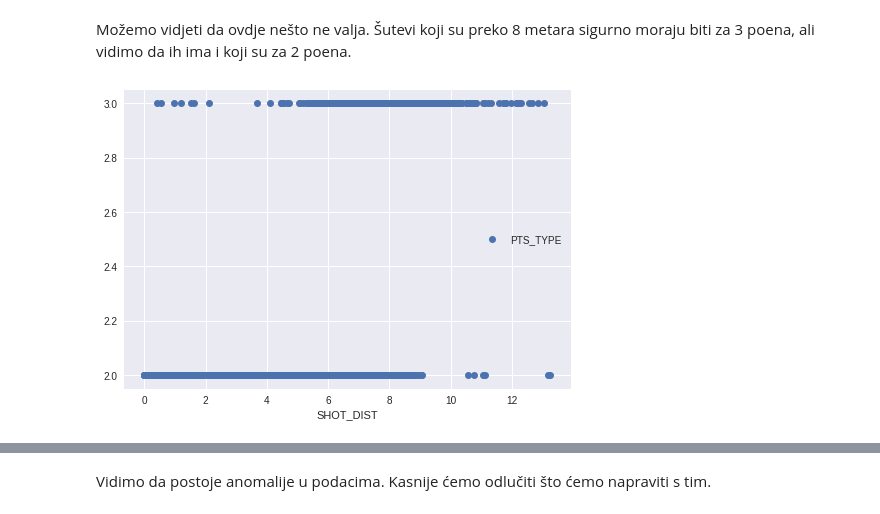
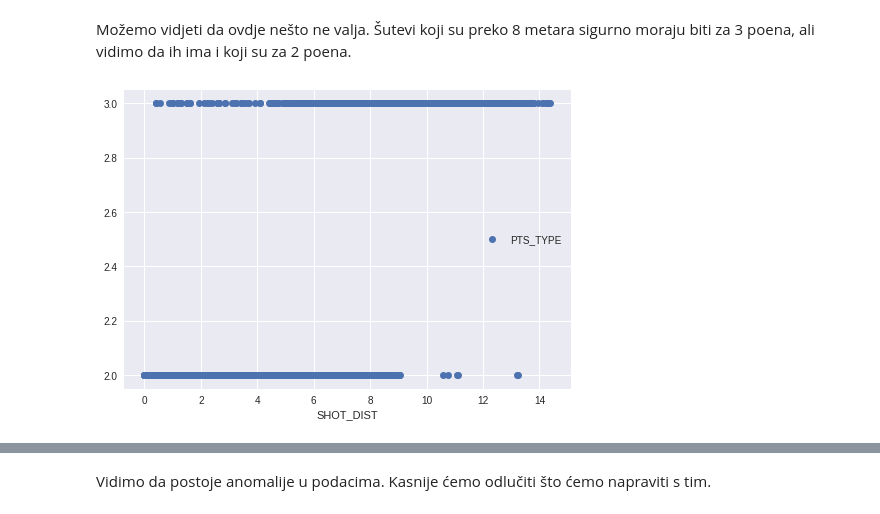
Before and after one commit to abanic7/PredictingNBAShots, a Jupyter notebook: UUZOP_PROJEKT.ipynb, the cells around one changed output, grey strips where cells are left out. Saved outputs shown, nothing was run; the diff lists cells and outputs as text; code cells hidden in the pictures.

```diff
--- a/UUZOP_PROJEKT.ipynb
+++ b/UUZOP_PROJEKT.ipynb
@@ -130,3 +156,0 @@ Odlučio sam se za izbacivanje tih zapisa iz skupa podataka pošto su ostale opc
-# %%
-df = df[df.SHOT_CLOCK.notnull()]
-df.info()
@@ -187,0 +194,3 @@ Name: GAME_CLOCK, Length: 122502, dtype: int64
+# %%
+df.SHOT_CLOCK.fillna(df.GAME_CLOCK, inplace=True)
+df.info()
@@ -197,6 +224,8 @@ df['CLOSE_DEF_DIST'] = df['CLOSE_DEF_DIST'].apply(changeFeetToMeters)
 # %%
 #Izbacivanje nepotrebnih značajki
 df_cleaned = df.drop(columns =['GAME_ID', 'MATCHUP','W','FINAL_MARGIN','SHOT_RESULT','CLOSEST_DEFENDER_PLAYER_ID','player_id'])
+df_cleaned = df_cleaned[df.SHOT_CLOCK < 24.1]
+df_cleaned = df_cleaned.reset_index(drop=True)
 df_cleaned.head(5)
 # %% [output]
 |  | LOCATION | SHOT_NUMBER | PERIOD | GAME_CLOCK | SHOT_CLOCK | DRIBBLES | TOUCH_TIME | SHOT_DIST | PTS_TYPE | ... |
@@ -302,6 +331,6 @@ df.loc[filt,['TOUCH_TIME']]
 Imamo 300 zapisa s negativnim vrijednostima atributa TOUCH_TIME pa ćemo ih promijeniti tako da umjesto negativne vrijednosti imaju prosjek ostalih zapisa atributa.
 # %%
 
-df.loc[df['TOUCH_TIME']< 0,'TOUCH_TIME'] = df['TOUCH_TIME'].mean()
-df['TOUCH_TIME'].describe()
+df_cleaned.loc[df_cleaned['TOUCH_TIME']< 0,'TOUCH_TIME'] = df_cleaned['TOUCH_TIME'].mean()
+df_cleaned['TOUCH_TIME'].describe()
 # %% [output]
@@ -360,10 +389,10 @@ plt.show()
 # %% [markdown]
 Možemo vidjeti da ovdje nešto ne valja. Šutevi koji su preko 8 metara sigurno moraju biti za 3 poena, ali vidimo da ih ima i koji su za 2 poena.
 # %%
-df.plot('SHOT_DIST'[:50],'PTS_TYPE'[:50],style='o')
+df_cleaned.plot('SHOT_DIST','PTS_TYPE',style='o')
 plt.show()
 # %% [output]
-[figure, old version]
+[figure, new version]
 # %%
 df_cleaned[df_cleaned['SHOT_DIST'] < 6.5 ]['PTS_TYPE'].value_counts().plot(kind="bar",title='Shots under 6.5 meters')
 plt.yscale('log')
```
Also changed, not shown: parts of 42 cells of this notebook.
